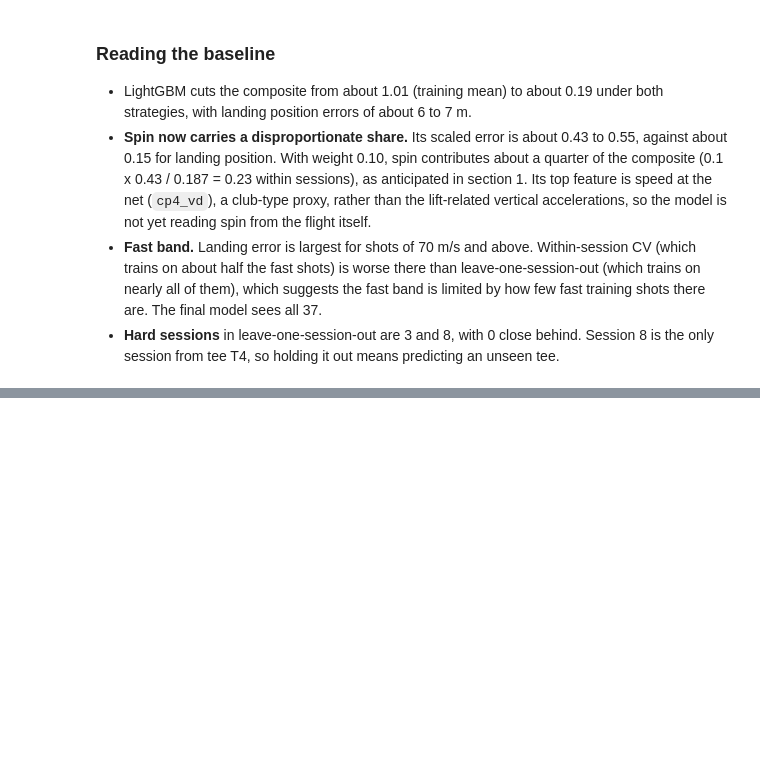
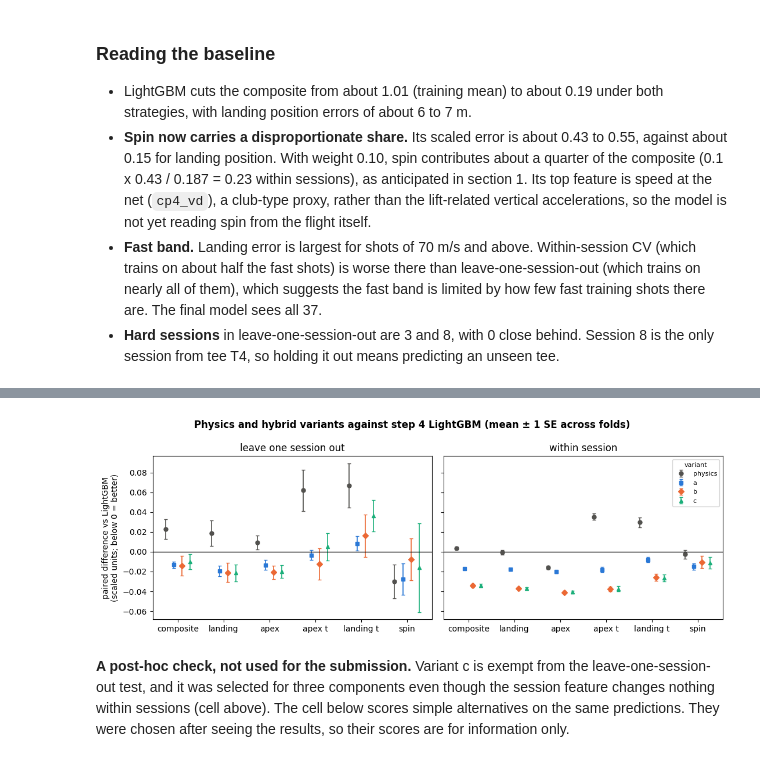
Before and after one commit to Gabriella-Scott/inrange-comp, a Jupyter notebook: notebooks/03_modelling.ipynb, the cells around one changed output, grey strips where cells are left out. Cells and saved outputs as stored; diff of their text form; code cells hidden in the pictures; blank space fills up the shorter version.

```diff
--- a/notebooks/03_modelling.ipynb
+++ b/notebooks/03_modelling.ipynb
@@ -325,0 +377,6 @@ landing_z            1.20     0.05      4.12
+# %%
+show6 = ["strategy", "n", "composite"] + COMPONENTS + [f"{c}_scaled" for c in COMPONENTS]
+for variant in VARIANTS:
+    print(f"\n{variant}")
+    print(pd.concat([results[variant][s].report() for s in plan])[show6])
+    print(pd.DataFrame({s: results[variant][s].test_mix_spread() for s in plan}).T[["composite", "boot_sd"]])
@@ -325,0 +401,5 @@ landing_z            1.20     0.05      4.12
+# %%
+table = paired_table(results)
+view = table[["mean_diff", "se_diff", "t", "a_better"]].unstack("strategy")
+print("paired difference, variant minus lgbm (negative = better); components in their own units, composite with spin:")
+print(view.round(4).to_string())
@@ -325,0 +472,29 @@ landing_z            1.20     0.05      4.12
+# %%
+plot_rows = table.reset_index()
+plot_rows["scale"] = plot_rows["column"].map({**REFERENCE_SCALES, "composite": 1.0})
+plot_rows["scaled_diff"] = plot_rows["mean_diff"] / plot_rows["scale"]
+plot_rows["scaled_se"] = plot_rows["se_diff"] / plot_rows["scale"]
+columns = ["composite", "landing_pos", "apex_pos", "apex_t", "landing_t", "spin"]
+variants = ["physics", "a", "b", "c"]
+markers = {"physics": "o", "a": "s", "b": "D", "c": "^"}
+colors = {"physics": "#52514e", "a": "#2a78d6", "b": "#eb6834", "c": "#1baf7a"}
+fig, axes = plt.subplots(1, 2, figsize=(11, 3.9), sharey=True)
+for ax, strategy in zip(axes, ["leave_one_session_out", "within_session"]):
+    for j, variant in enumerate(variants):
+        sub = plot_rows[(plot_rows["strategy"] == strategy) & (plot_rows["variant"] == variant)].set_index("column").loc[columns]
+        x = np.arange(len(columns)) + (j - 1.5) * 0.18
+        ax.errorbar(x, sub["scaled_diff"], yerr=sub["scaled_se"], fmt=markers[variant], color=colors[variant],
+                    ms=5, capsize=2, lw=1.2, label=variant)
+    ax.axhline(0, color="#0b0b0b", lw=1)
+    ax.set_xticks(np.arange(len(columns)), ["composite", "landing", "apex", "apex t", "landing t", "spin"])
+    ax.set_title("leave one session out" if strategy == "leave_one_session_out" else "within session")
+axes[0].set_ylabel("paired difference vs LightGBM\n(scaled units; below 0 = better)")
+axes[1].legend(fontsize=8, title="variant", title_fontsize=8, loc="upper right")
+fig.suptitle("Physics and hybrid variants against step 4 LightGBM (mean ± 1 SE across folds)", fontweight="bold")
+fig.tight_layout()
+fig.savefig(FIG_DIR / "fig15_hybrid_paired.png", dpi=150, bbox_inches="tight", facecolor="#fcfcfb")
+plt.show()
+# %% [output]
+[figure, added]
+# %% [markdown]
+**A post-hoc check, not used for the submission.** Variant c is exempt from the leave-one-session-out test, and it was selected for three components even though the session feature changes nothing within sessions (cell above). The cell below scores simple alternatives on the same predictions. They were chosen after seeing the results, so their scores are for information only.
```
Also changed, not shown: parts of 10 cells of this notebook, 11 other files.
